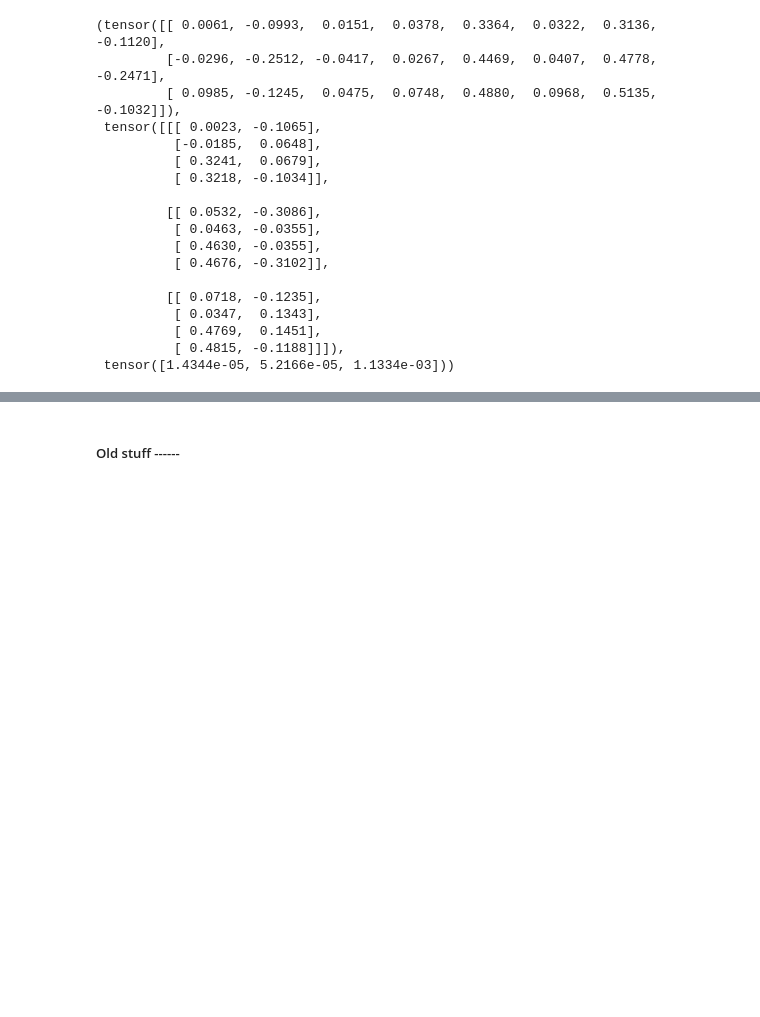
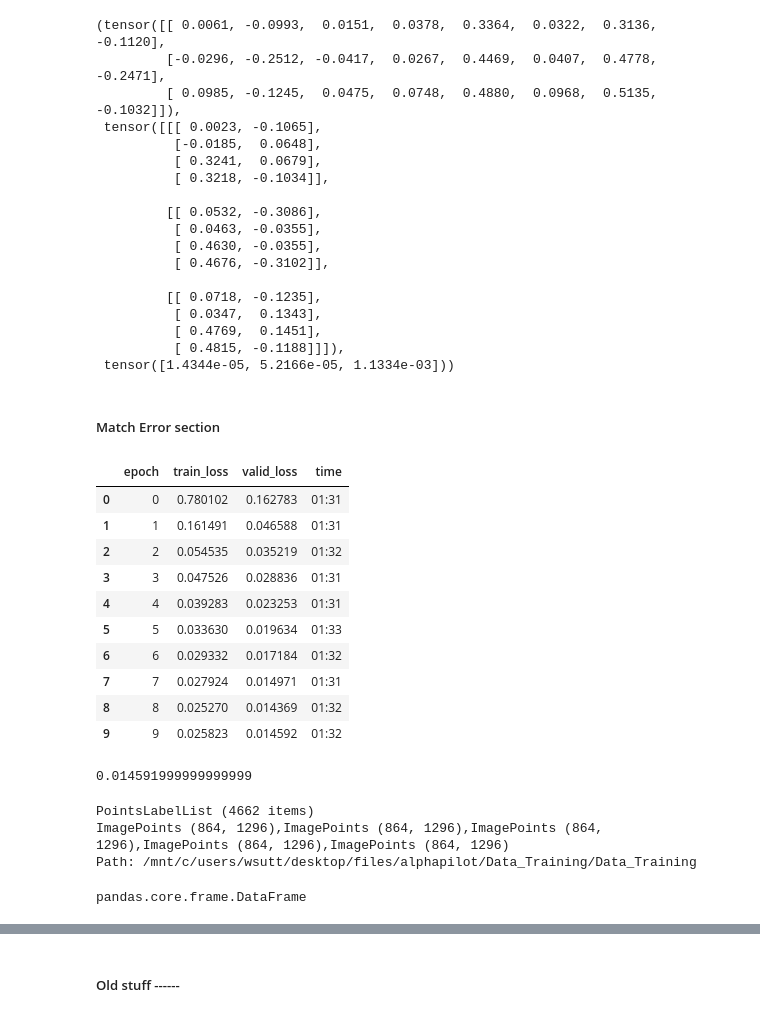
Before and after one commit to sutt/fastai-tmp, a Jupyter notebook: ap-5-model-err.ipynb, the cells around one changed output, grey strips where cells are left out. Cells and saved outputs as stored; diff of their text form; code cells hidden in the pictures; blank space fills up the shorter version.

```diff
--- a/ap-5-model-err.ipynb
+++ b/ap-5-model-err.ipynb
@@ -127,3 +170,30 @@ loaded_preds[0][:3], loaded_preds[1][:3], loaded_preds[2][:3]
           [ 0.4769,  0.1451],
           [ 0.4815, -0.1188]]]),
  tensor([1.4344e-05, 5.2166e-05, 1.1334e-03]))
+# %% [markdown]
+##### Match Error section
+# %%
+history_2 = pd.read_csv('new-models/apfit2-2.csv')
+history_2
+# %% [output]
+|  | epoch | train_loss | valid_loss | time |
+| 0 | 0 | 0.780102 | 0.162783 | 01:31 |
+| 1 | 1 | 0.161491 | 0.046588 | 01:31 |
+| 2 | 2 | 0.054535 | 0.035219 | 01:32 |
+| 3 | 3 | 0.047526 | 0.028836 | 01:31 |
+| 4 | 4 | 0.039283 | 0.023253 | 01:31 |
+| 5 | 5 | 0.033630 | 0.019634 | 01:33 |
+| 6 | 6 | 0.029332 | 0.017184 | 01:32 |
+| 7 | 7 | 0.027924 | 0.014971 | 01:31 |
+| 8 | 8 | 0.025270 | 0.014369 | 01:32 |
+| 9 | 9 | 0.025823 | 0.014592 | 01:32 |
+# %%
+list(history_2['valid_loss'])[-1]
+# %% [output]
+0.014591999999999999
+# %%
+data_large.y
+# %% [output]
+PointsLabelList (4662 items)
+ImagePoints (864, 1296),ImagePoints (864, 1296),ImagePoints (864, 1296),ImagePoints (864, 1296),ImagePoints (864, 1296)
+Path: /mnt/c/users/wsutt/desktop/files/alphapilot/Data_Training/Data_Training
@@ -129,0 +204,4 @@ loaded_preds[0][:3], loaded_preds[1][:3], loaded_preds[2][:3]
+# %%
+type(df)
+# %% [output]
+pandas.core.frame.DataFrame
```
Also changed, not shown: parts of 26 cells of this notebook, 3 other files.
